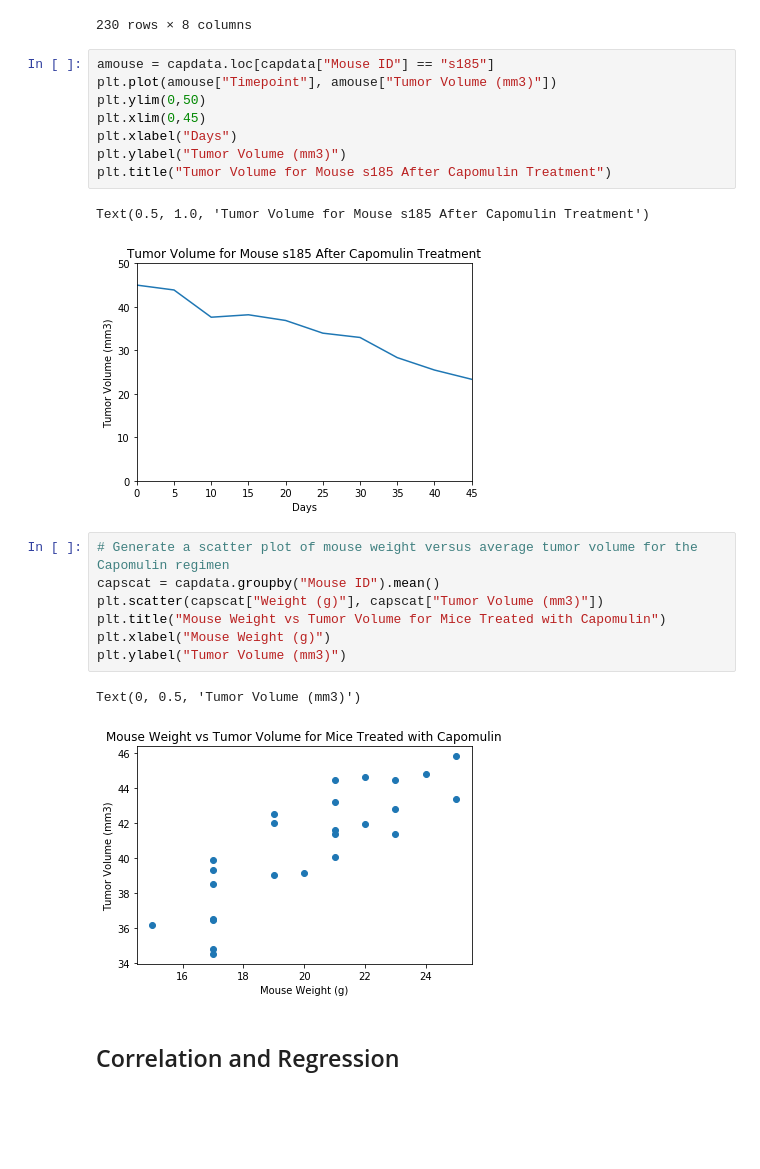
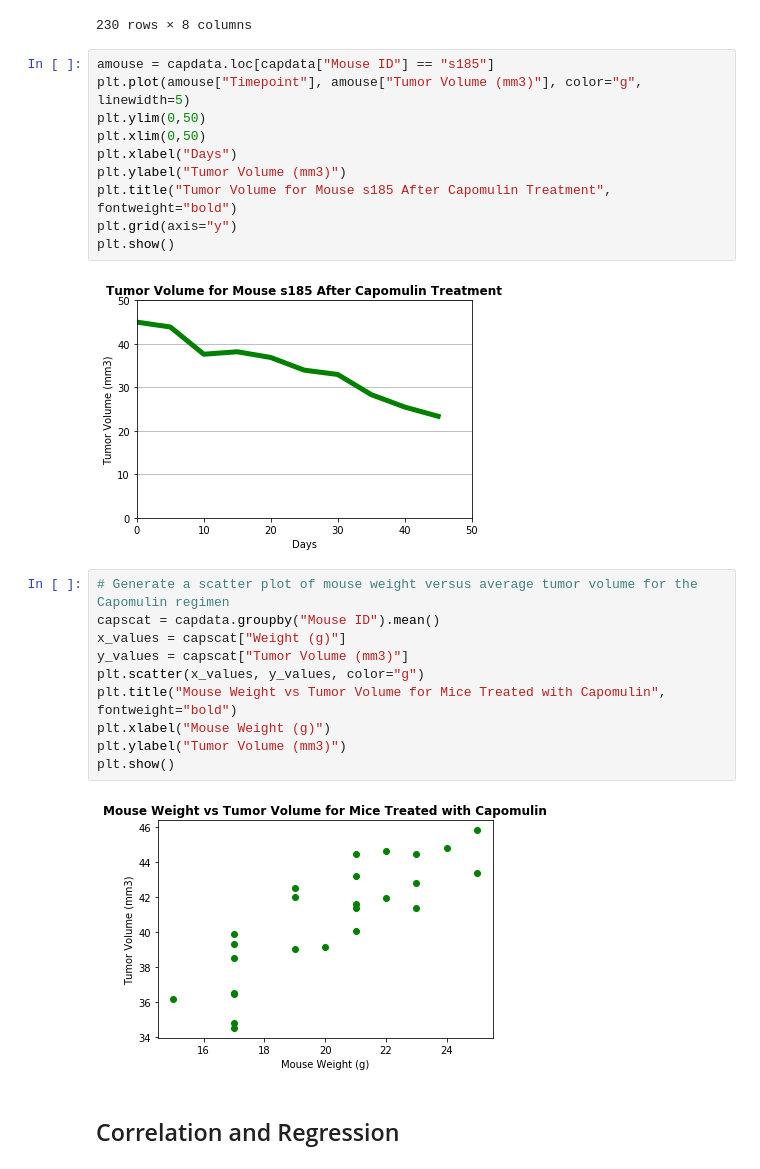
Before and after one commit to UncelSoogar/SMU_Homework, a Jupyter notebook: Submissions/5_Matplotlib/Pymaceuticals/pymaceuticals.ipynb, the cells around one changed output. Cells and saved outputs as stored; diff of their text form; blank space fills up the shorter version.

```diff
--- a/Submissions/5_Matplotlib/Pymaceuticals/pymaceuticals.ipynb
+++ b/Submissions/5_Matplotlib/Pymaceuticals/pymaceuticals.ipynb
@@ -322,25 +341,28 @@ capdata
 230 rows × 8 columns
 # %%
 amouse = capdata.loc[capdata["Mouse ID"] == "s185"]
-plt.plot(amouse["Timepoint"], amouse["Tumor Volume (mm3)"])
+plt.plot(amouse["Timepoint"], amouse["Tumor Volume (mm3)"], color="g", linewidth=5)
 plt.ylim(0,50)
-plt.xlim(0,45)
+plt.xlim(0,50)
 plt.xlabel("Days")
 plt.ylabel("Tumor Volume (mm3)")
-plt.title("Tumor Volume for Mouse s185 After Capomulin Treatment")
+plt.title("Tumor Volume for Mouse s185 After Capomulin Treatment", fontweight="bold")
+plt.grid(axis="y")
+plt.show()
 # %% [output]
-Text(0.5, 1.0, 'Tumor Volume for Mouse s185 After Capomulin Treatment')
-[figure, old version]
+[figure, new version]
 # %%
 # Generate a scatter plot of mouse weight versus average tumor volume for the Capomulin regimen
 capscat = capdata.groupby("Mouse ID").mean()
-plt.scatter(capscat["Weight (g)"], capscat["Tumor Volume (mm3)"])
-plt.title("Mouse Weight vs Tumor Volume for Mice Treated with Capomulin")
+x_values = capscat["Weight (g)"]
+y_values = capscat["Tumor Volume (mm3)"]
+plt.scatter(x_values, y_values, color="g")
+plt.title("Mouse Weight vs Tumor Volume for Mice Treated with Capomulin", fontweight="bold")
 plt.xlabel("Mouse Weight (g)")
 plt.ylabel("Tumor Volume (mm3)")
+plt.show()
 # %% [output]
-Text(0, 0.5, 'Tumor Volume (mm3)')
-[figure, old version]
+[figure, new version]
 # %% [markdown]
 ## Correlation and Regression
 # %%
```
Also changed, not shown: parts of 16 cells of this notebook.
